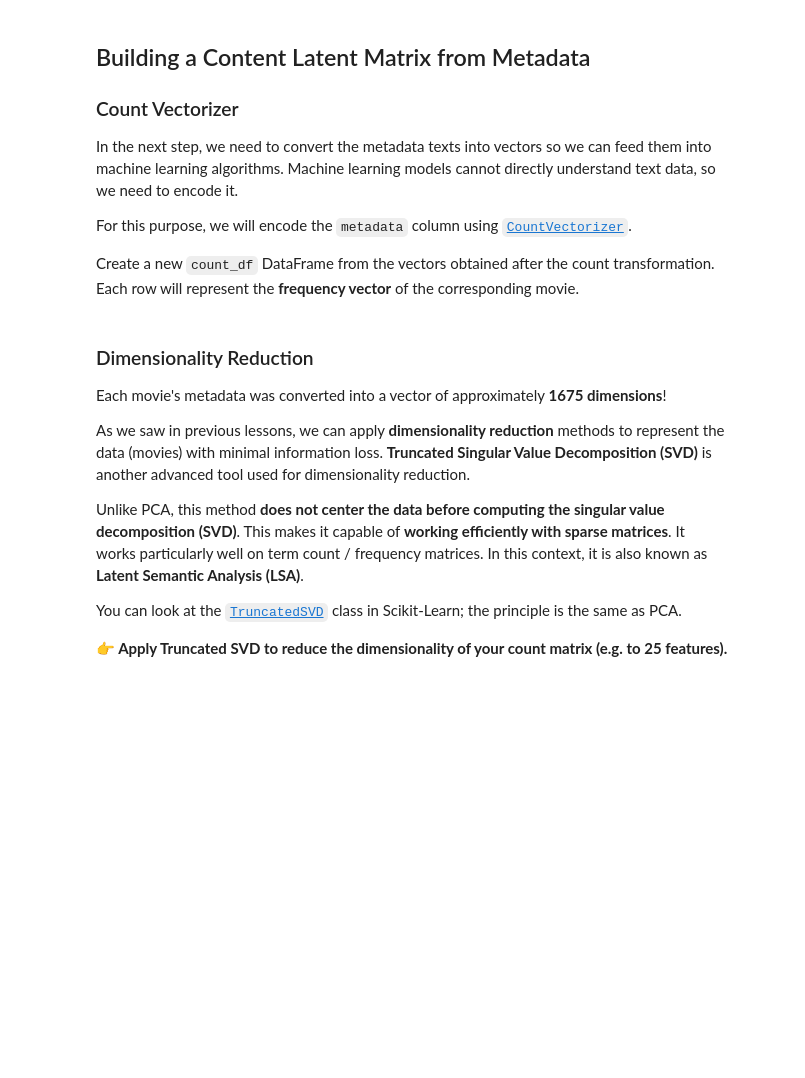
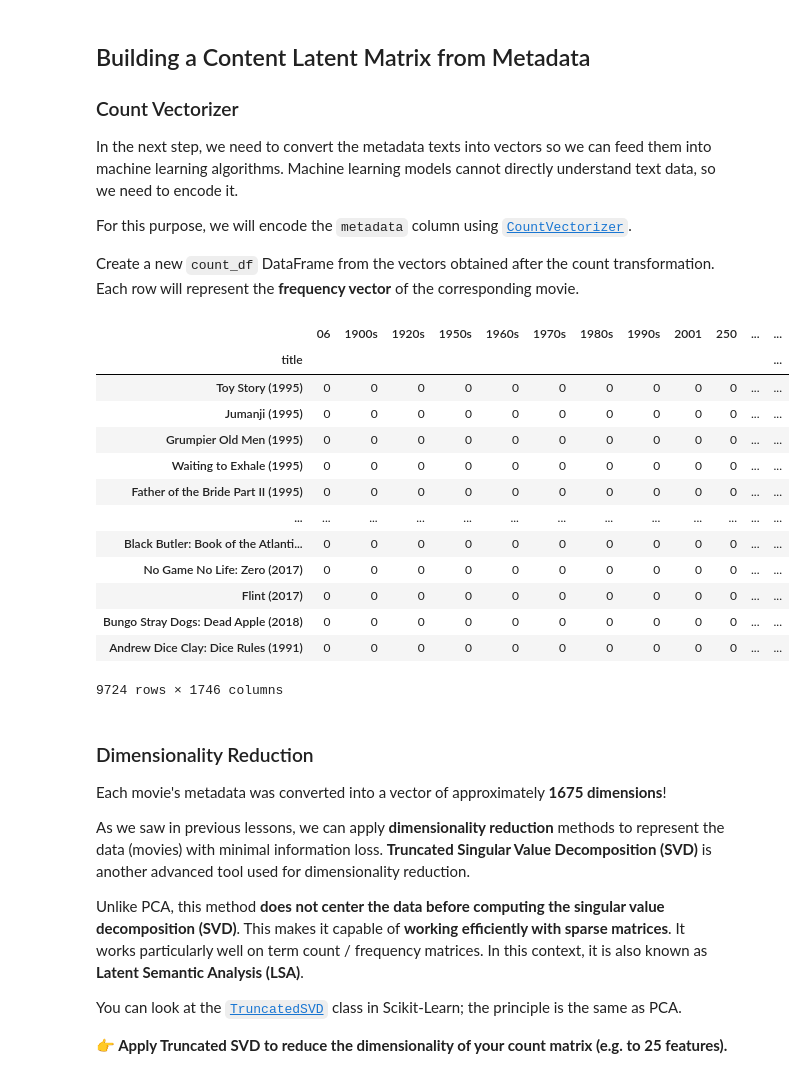
Before and after one commit to itsyeren/data-movie-recommendation, a Jupyter notebook: recommender-system.ipynb, the cells around one changed output. Saved outputs shown, nothing was run; the diff lists cells and outputs as text; code cells hidden in the pictures; blank space fills up the shorter version.

```diff
--- a/recommender-system.ipynb
+++ b/recommender-system.ipynb
@@ -205,3 +203,30 @@ Each row will represent the **frequency vector** of the corresponding movie.
+# %%
+from sklearn.feature_extraction.text import CountVectorizer
+
+encoder = CountVectorizer()
+
+count_df = pd.DataFrame(
+    encoder.fit_transform(merged_df['metadata']).toarray(),
+    index=merged_df['title'],
+    columns=encoder.get_feature_names_out()
+)
+
+count_df
+# %% [output]
+|  | 06 | 1900s | 1920s | 1950s | 1960s | 1970s | 1980s | 1990s | 2001 | 250 | ... | ... |
+| title |  |  |  |  |  |  |  |  |  |  |  | ... |
+| Toy Story (1995) | 0 | 0 | 0 | 0 | 0 | 0 | 0 | 0 | 0 | 0 | ... | ... |
+| Jumanji (1995) | 0 | 0 | 0 | 0 | 0 | 0 | 0 | 0 | 0 | 0 | ... | ... |
+| Grumpier Old Men (1995) | 0 | 0 | 0 | 0 | 0 | 0 | 0 | 0 | 0 | 0 | ... | ... |
+| Waiting to Exhale (1995) | 0 | 0 | 0 | 0 | 0 | 0 | 0 | 0 | 0 | 0 | ... | ... |
+| Father of the Bride Part II (1995) | 0 | 0 | 0 | 0 | 0 | 0 | 0 | 0 | 0 | 0 | ... | ... |
+| ... | ... | ... | ... | ... | ... | ... | ... | ... | ... | ... | ... | ... |
+| Black Butler: Book of the Atlanti... | 0 | 0 | 0 | 0 | 0 | 0 | 0 | 0 | 0 | 0 | ... | ... |
+| No Game No Life: Zero (2017) | 0 | 0 | 0 | 0 | 0 | 0 | 0 | 0 | 0 | 0 | ... | ... |
+| Flint (2017) | 0 | 0 | 0 | 0 | 0 | 0 | 0 | 0 | 0 | 0 | ... | ... |
+| Bungo Stray Dogs: Dead Apple (2018) | 0 | 0 | 0 | 0 | 0 | 0 | 0 | 0 | 0 | 0 | ... | ... |
+| Andrew Dice Clay: Dice Rules (1991) | 0 | 0 | 0 | 0 | 0 | 0 | 0 | 0 | 0 | 0 | ... | ... |
+9724 rows × 1746 columns
 # %% [markdown]
 ### Dimensionality Reduction
 
```
Also changed, not shown: parts of 7 cells of this notebook, 1 other file.
